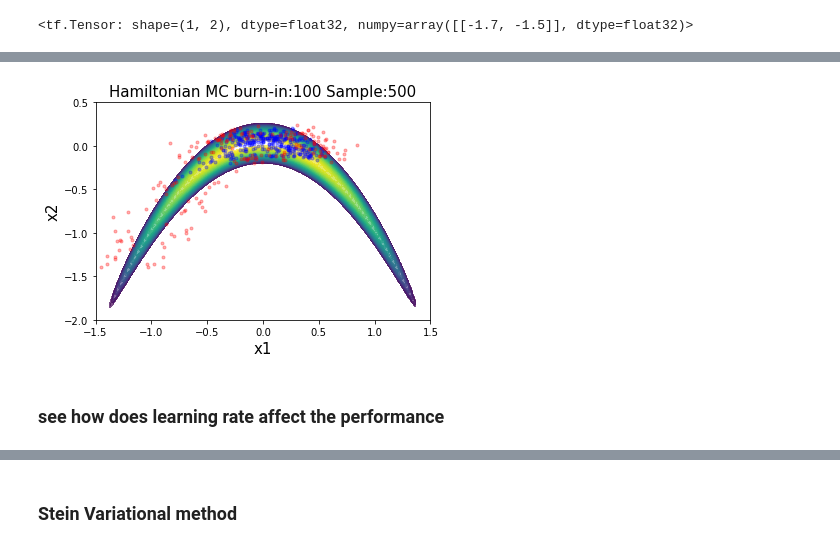
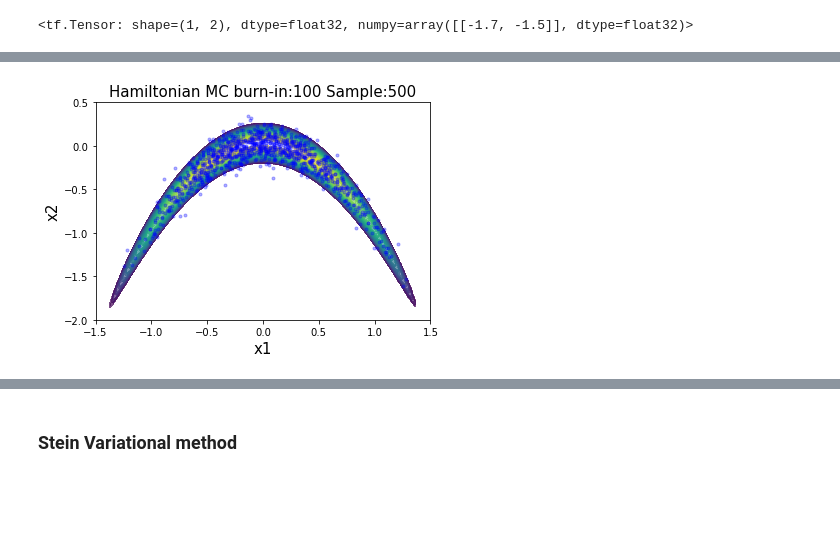
Before and after one commit to GeorgeLiang3/repository1, a Jupyter notebook: Banana/Banana_0.72.ipynb, the cells around one changed output, grey strips where cells are left out. Cells and saved outputs as stored; diff of their text form; code cells hidden in the pictures; blank space fills up the shorter version.

```diff
--- a/Banana/Banana_0.72.ipynb
+++ b/Banana/Banana_0.72.ipynb
@@ -121,5 +118,5 @@ NameError: name 'unnormalized_posterior_log_prob' is not defined
 # %%
-num_results = 500
+num_results = 5000
 burnin = 100
 
 initial_chain_state = tf.constant([[-1.,-1.]])
@@ -557,8 +563,8 @@ draw_post()
 # %%
 @tf.function
 def acceptance_pCN(m_current , m_proposed):
-    delta_current = negative_log_post(m_current)
-    delta_proposed = negative_log_post(m_proposed)
+    delta_current = -log_likelihood(m_current)
+    delta_proposed = -log_likelihood(m_proposed)
     ## calculate accept ratio if exp()<1
     accept_ratio = tf.exp(tf.subtract(delta_current,delta_proposed))
     acceptsample = tfd.Sample(
@@ -573,10 +583,30 @@ def acceptance_pCN(m_current , m_proposed):
+# %%
+@tf.function
+def draw_proposal_pCN(m_current,beta):
+
+    term_1 = mu_1
+    ## sqrt term
+    tem_1 = tf.sqrt(1-beta**2)
+    ## sqrt(1-beta^2)()
+    _term2 = tem_1 * (m_current -mu_1)
+
+    Xi = tfd.MultivariateNormalFullCovariance(
+            loc = 0,
+            covariance_matrix= cov_1)
+
+    Xi_s = tfd.Sample(Xi)
+    _term3 = tf.multiply(beta,Xi_s.sample())
+
+    m_proposed = tf.add(term_1,tf.add(_term2,_term3))
+
+    return m_proposed
 # %%
-num_results = 500
-burnin = 100
+num_results = 5000
+burnin = 1000
 
-beta = 0.21
+beta = 0.4
 
-def run_chain():
+def run_chain(beta):
     burn_in = burnin
     steps = num_results
     k = 0
@@ -588,7 +618,7 @@ def run_chain():
 
     for k in range(steps+burn_in):
 
-        m_proposed = draw_proposal(m_current)
+        m_proposed = draw_proposal_pCN(m_current,beta)
 
 #         if k%20 == 0:
 #             clear_output();
@@ -602,11 +632,11 @@ def run_chain():
             m_current = m_current
             rejected.append(m_proposed.numpy())
 
-    accepted = tf.squeeze(accepted)
-    rejected = tf.squeeze(rejected)
+    accepted = tf.squeeze(accepted).numpy()
+    rejected = tf.squeeze(rejected).numpy()
 
     return accepted,rejected
 #     print("acceptance rate = %0.1f%%", 100*np.shape(accepted)[0]/steps)
 
-accepted,rejected = run_chain()
+accepted,rejected = run_chain(beta)
 # %%
@@ -617,12 +646,10 @@ acceptance rate = 72.2%
 # %%
 accepted = np.array(accepted)
 rejected = np.array(rejected)
 
 plt.title('Hamiltonian MC burn-in:100 Sample:500',fontsize = 15)
 plt.plot(accepted[:,0],accepted[:,1],'b.',label = 'accepted',alpha = 0.3)
-plt.plot(rejected[:,0],rejected[:,1],'r.',label = 'rejected',alpha = 0.3)
+# plt.plot(rejected[:,0],rejected[:,1],'r.',label = 'rejected',alpha = 0.3)
 draw_post()
 # %% [output]
-[figure, old version]
+[figure, new version]
-# %% [markdown]
-### see how does learning rate affect the performance
```
Also changed, not shown: parts of 22 cells of this notebook, 6 other files.
